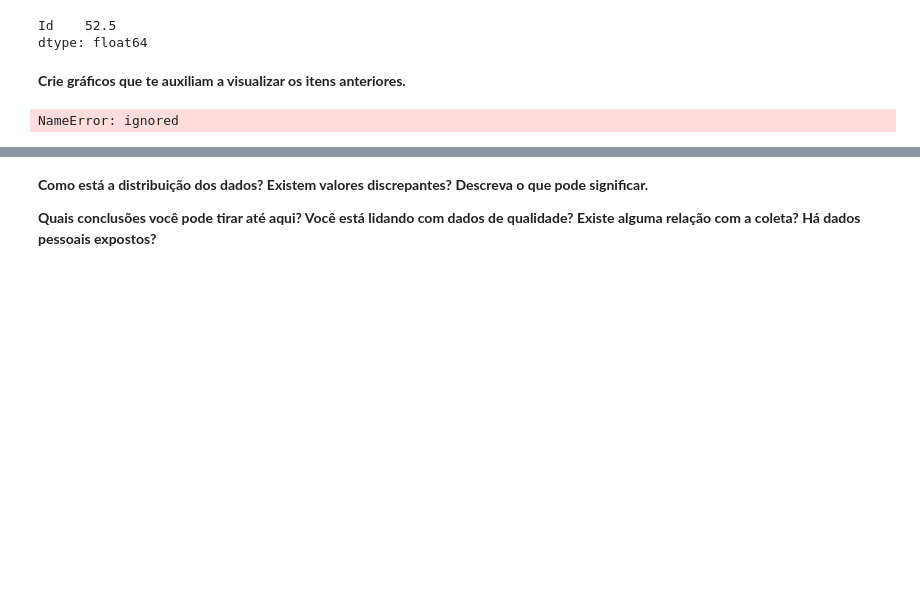
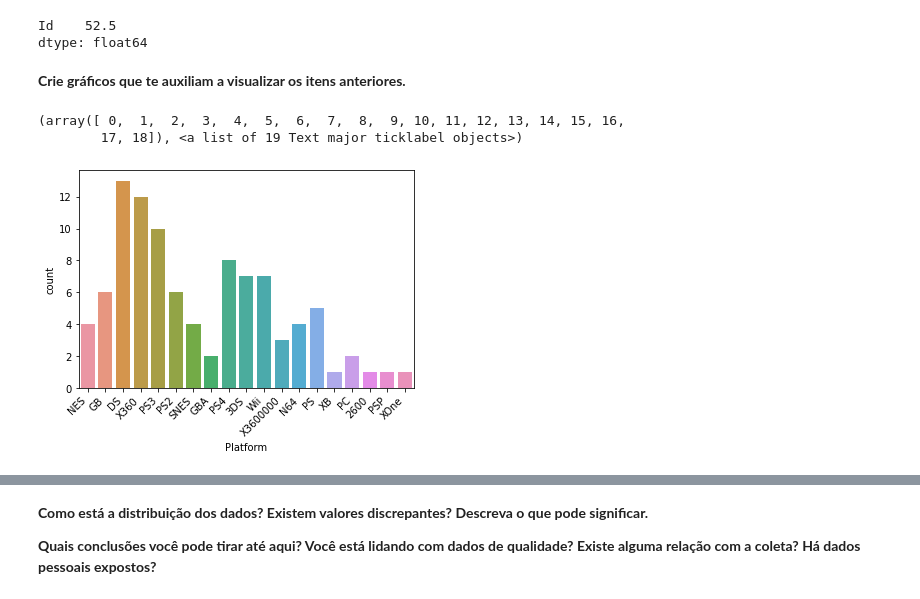
Before and after one commit to marimartignago/analise_exploratoria_dados, a Jupyter notebook: desafio1.ipynb, the cells around one changed output, grey strips where cells are left out. Saved outputs shown, nothing was run; the diff lists cells and outputs as text; code cells hidden in the pictures; blank space fills up the shorter version.

```diff
--- a/desafio1.ipynb
+++ b/desafio1.ipynb
@@ -152,10 +167,10 @@ Id    52.5
 dtype: float64
 # %% [markdown]
 **Crie gráficos que te auxiliam a visualizar os itens anteriores.**
-# %%
-plt.plot([Publisher], [NA_Sales])
-plt.title('TÍTULO') #adicionando o título
-plt.xlabel('Publisher') #definindo nome do eixo X
-plt.ylabel('NA_Sales') #definindo nome do eixo Y
-# %% [output]
-NameError: ignored
+# %%
+sns.countplot(x='Platform', data=dataset1)
+plt.xticks(rotation = 45, ha = 'right')
+# %% [output]
+(array([ 0,  1,  2,  3,  4,  5,  6,  7,  8,  9, 10, 11, 12, 13, 14, 15, 16,
+        17, 18]), <a list of 19 Text major ticklabel objects>)
+[figure, added]
```
Also changed, not shown: parts of 13 cells of this notebook.
